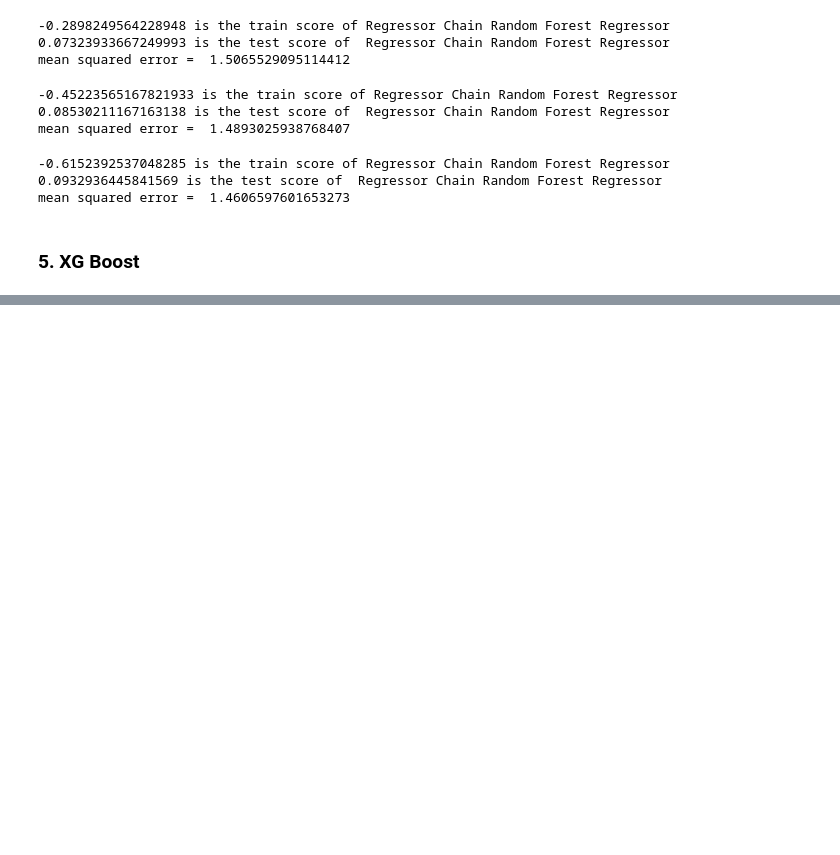
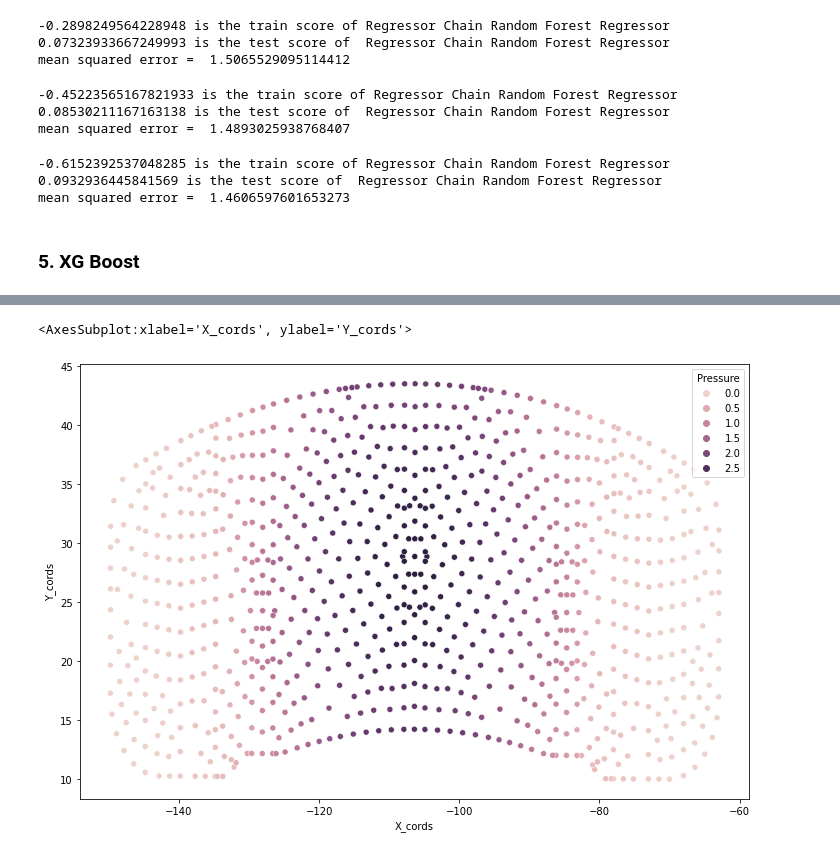
Before and after one commit to harish-maddukuri/BreakPad_Pressure_distribution_using_ML, a Jupyter notebook: Models based on design/Design_1.ipynb, the cells around one changed output, grey strips where cells are left out. Drawn from its saved outputs; the diff is of its cells as text; code cells hidden in the pictures; blank space fills up the shorter version.

```diff
--- a/Models based on design/Design_1.ipynb
+++ b/Models based on design/Design_1.ipynb
@@ -85,7 +87,7 @@ from sklearn.linear_model import RidgeCV
 from sklearn.model_selection import KFold
 from sklearn import metrics
 # %%
-x_test, x_train, y_test, y_train = train_test_split(x_features, y_targets, test_size = 0.33, random_state = 50)
+x_test, x_train, y_test, y_train = train_test_split(x_features, y_targets, test_size = 0.3, random_state = 100)
 # %%
 Kfold_val = KFold(n_splits=10, shuffle=True, random_state=50)
 # %%
@@ -283,0 +363,4 @@ mean squared error =  1.4606597601653273
+# %%
+results = Model_2.predict(x_test)
+results = pd.DataFrame({'Pressure':results[0]})
+results
@@ -283,0 +381,5 @@ mean squared error =  1.4606597601653273
+# %%
+# importing the coordinates data
+cordinates = pd.read_csv(r"D:\Git_Hub\BreakPad_Pressure_distribution_using_ML\Cordinates Datasets\Node_cordinates_Design1.csv", header=None )
+cordinates = cordinates.drop(columns=0)
+cordinates.head(12)
@@ -283,0 +400,3 @@ mean squared error =  1.4606597601653273
+# %%
+results['X_cords'] = cordinates[1]; results['Y_cords'] = cordinates[2]
+results
@@ -283,0 +417,6 @@ mean squared error =  1.4606597601653273
+# %%
+plt.figure(figsize=(12,8))
+sns.scatterplot(results['X_cords'],results['Y_cords'],hue=results["Pressure"])
+# %% [output]
+<AxesSubplot:xlabel='X_cords', ylabel='Y_cords'>
+[figure, added]
```
Also changed, not shown: parts of 13 cells of this notebook.
